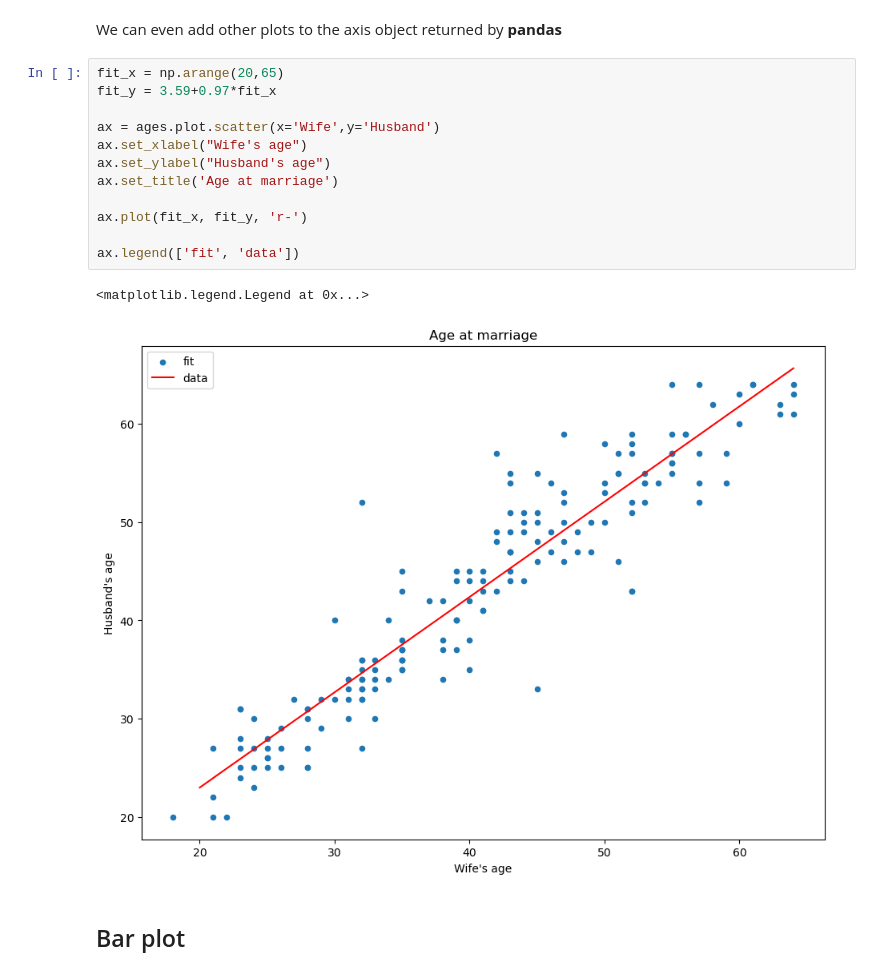
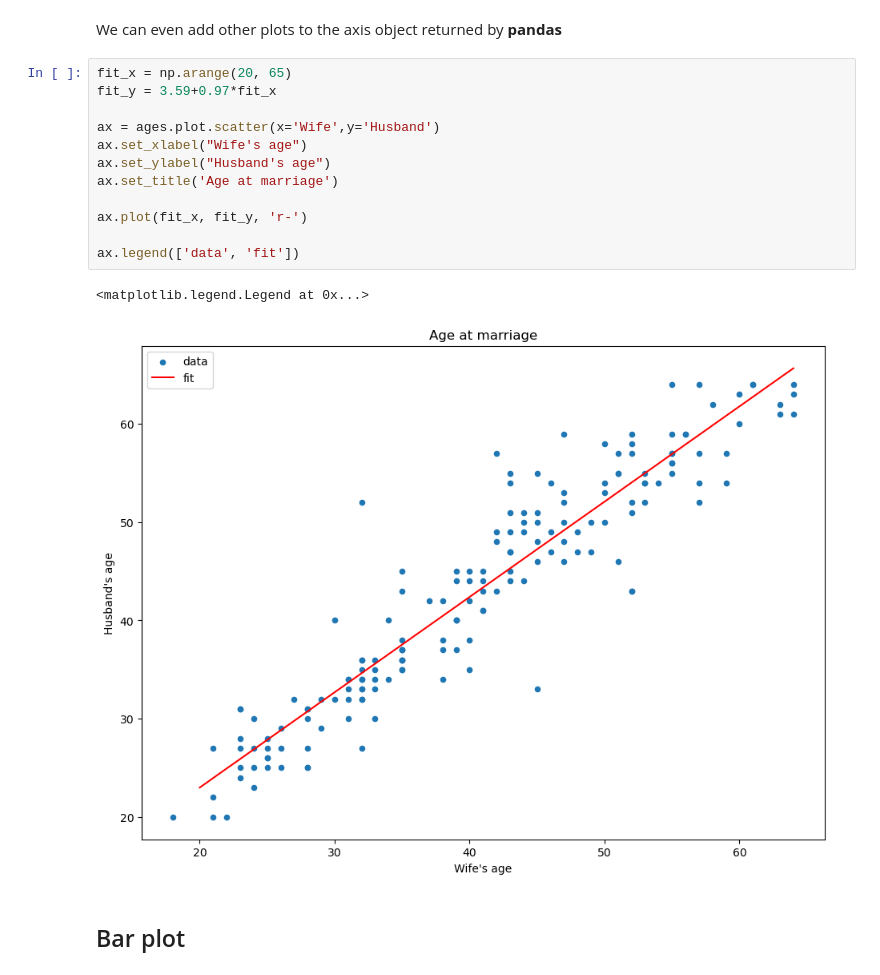
Before and after one commit to DataForScience/InteractiveViz, a Jupyter notebook: 1. Pandas.ipynb, the cells around one changed output. Cells and saved outputs as stored; diff of their text form.

```diff
--- a/1. Pandas.ipynb
+++ b/1. Pandas.ipynb
@@ -551,20 +568,20 @@ where we used **plt.gca()** to get a reference to the current Axes object genera
 # %% [markdown]
 We can even add other plots to the axis object returned by **pandas**
 # %%
-fit_x = np.arange(20,65)
+fit_x = np.arange(20, 65)
 fit_y = 3.59+0.97*fit_x
 
 ax = ages.plot.scatter(x='Wife',y='Husband')
 ax.set_xlabel("Wife's age")
 ax.set_ylabel("Husband's age")
 ax.set_title('Age at marriage')
 
 ax.plot(fit_x, fit_y, 'r-')
 
-ax.legend(['fit', 'data'])
+ax.legend(['data', 'fit'])
 # %% [output]
 <matplotlib.legend.Legend at 0x...>
-[figure, old version]
+[figure, new version]
 # %% [markdown]
 ## Bar plot
 # %% [markdown]
```
Also changed, not shown: parts of 6 cells of this notebook, 8 other files.
